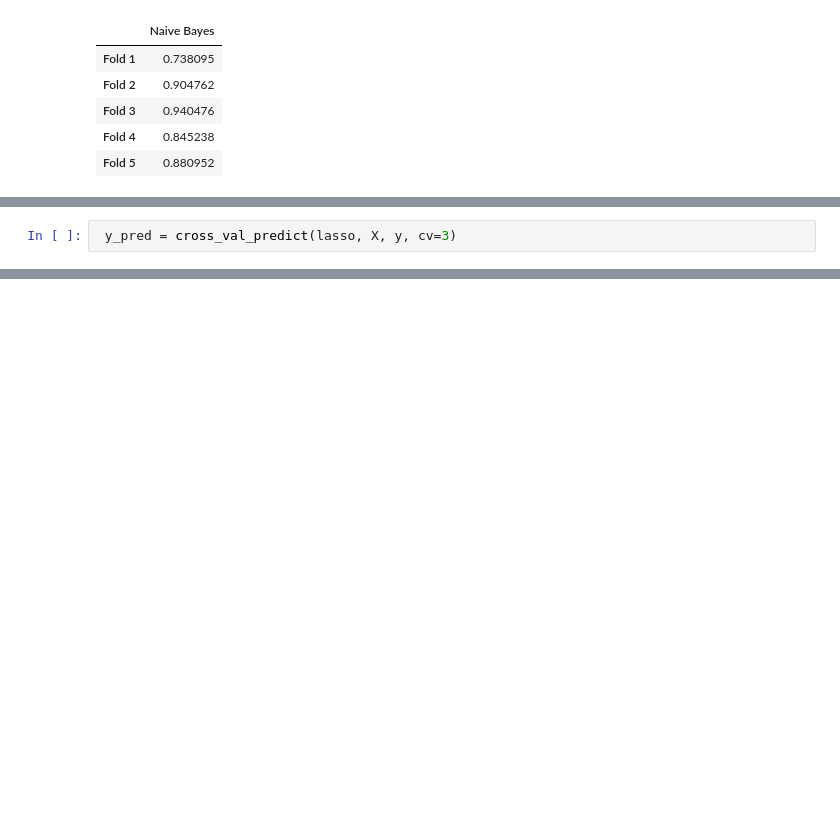
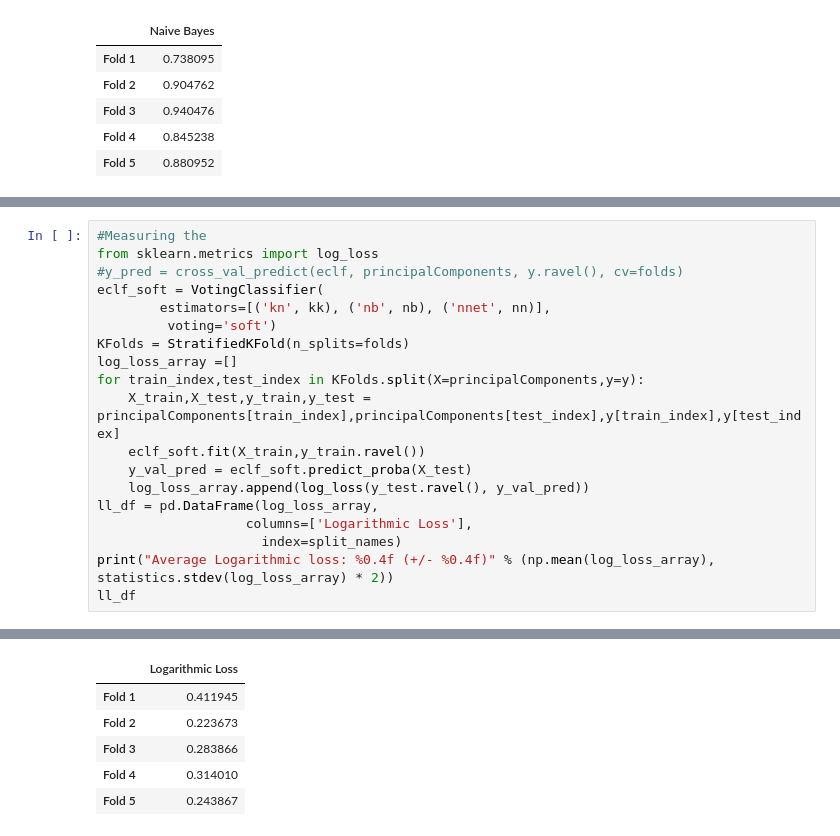
Before and after one commit to OmarGard/DataMining, a Jupyter notebook: Ensemble .ipynb, the cells around one changed output, grey strips where cells are left out. Cells and saved outputs as stored; diff of their text form; blank space fills up the shorter version.

```diff
--- a/Ensemble .ipynb
+++ b/Ensemble .ipynb
@@ -304,2 +305,20 @@ for clf, lab, grd in zip([kk, nb, nn, eclf],
-# %%
- y_pred = cross_val_predict(lasso, X, y, cv=3)
+# %%
+#Measuring the
+from sklearn.metrics import log_loss
+#y_pred = cross_val_predict(eclf, principalComponents, y.ravel(), cv=folds)
+eclf_soft = VotingClassifier(
+        estimators=[('kn', kk), ('nb', nb), ('nnet', nn)],
+         voting='soft')
+KFolds = StratifiedKFold(n_splits=folds)
+log_loss_array =[]
+for train_index,test_index in KFolds.split(X=principalComponents,y=y):
+    X_train,X_test,y_train,y_test = principalComponents[train_index],principalComponents[test_index],y[train_index],y[test_index]
+    eclf_soft.fit(X_train,y_train.ravel())
+    y_val_pred = eclf_soft.predict_proba(X_test)
+    log_loss_array.append(log_loss(y_test.ravel(), y_val_pred))
+ll_df = pd.DataFrame(log_loss_array,
+                   columns=['Logarithmic Loss'],
+                     index=split_names)
+print("Average Logarithmic loss: %0.4f (+/- %0.4f)" % (np.mean(log_loss_array), statistics.stdev(log_loss_array) * 2))
+ll_df
+# %% [output]
@@ -305,0 +326,6 @@ for clf, lab, grd in zip([kk, nb, nn, eclf],
+|  | Logarithmic Loss |
+| Fold 1 | 0.411945 |
+| Fold 2 | 0.223673 |
+| Fold 3 | 0.283866 |
+| Fold 4 | 0.314010 |
+| Fold 5 | 0.243867 |
```
Also changed, not shown: parts of 6 cells of this notebook.
